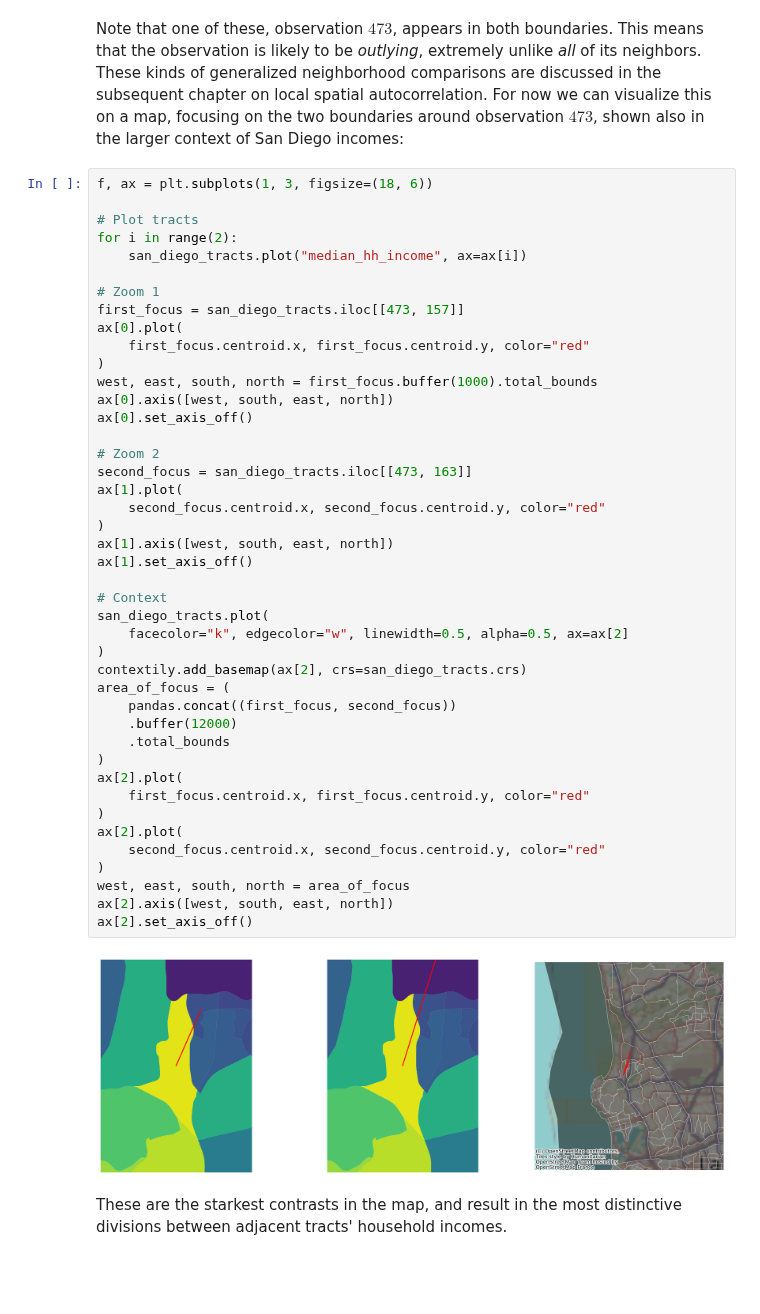
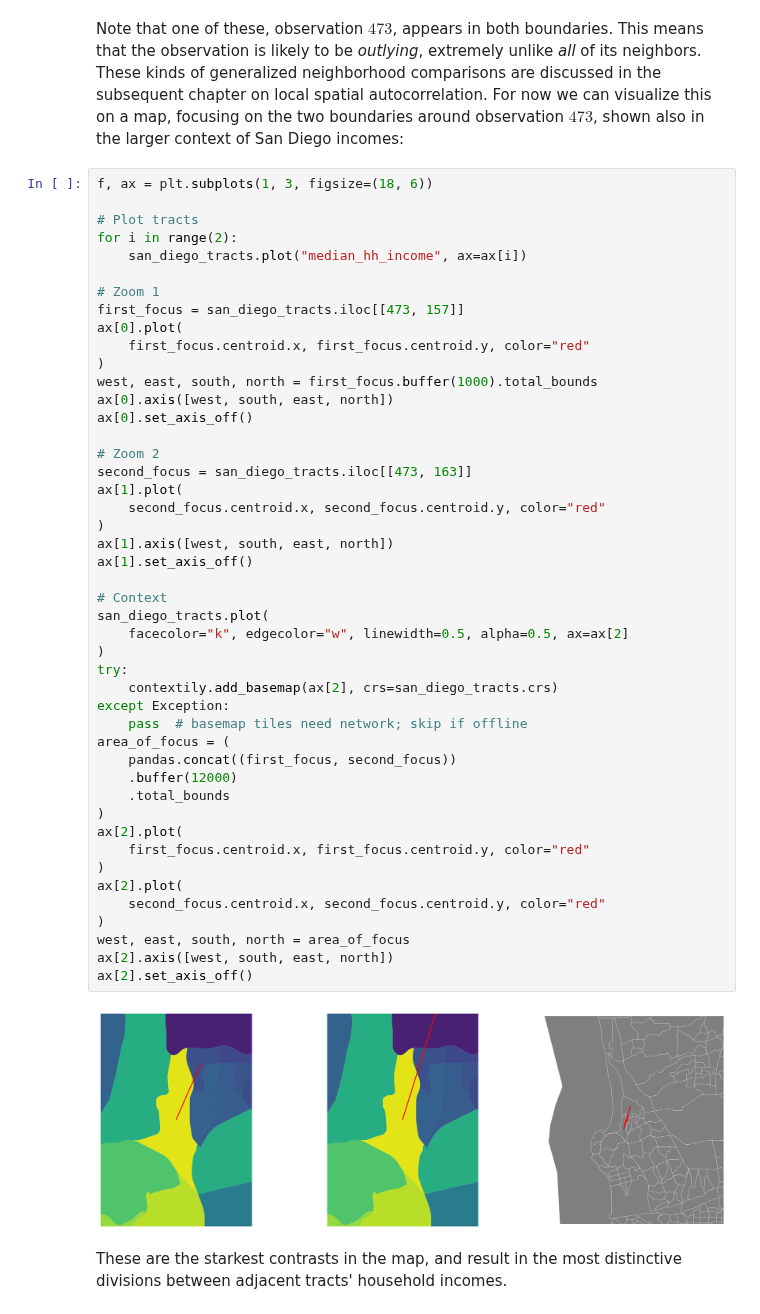
Before and after one commit to rschifan/spatial-unito-26, a Jupyter notebook: notebooks/01_spatial_weights.ipynb, the cells around one changed output. Cells and saved outputs as stored; diff of their text form; blank space fills up the shorter version.

```diff
--- a/notebooks/01_spatial_weights.ipynb
+++ b/notebooks/01_spatial_weights.ipynb
@@ -1226,35 +1226,38 @@ west, east, south, north = first_focus.buffer(1000).total_bounds
 ax[0].axis([west, south, east, north])
 ax[0].set_axis_off()
 
 # Zoom 2
 second_focus = san_diego_tracts.iloc[[473, 163]]
 ax[1].plot(
     second_focus.centroid.x, second_focus.centroid.y, color="red"
 )
 ax[1].axis([west, south, east, north])
 ax[1].set_axis_off()
 
 # Context
 san_diego_tracts.plot(
     facecolor="k", edgecolor="w", linewidth=0.5, alpha=0.5, ax=ax[2]
 )
-contextily.add_basemap(ax[2], crs=san_diego_tracts.crs)
+try:
+    contextily.add_basemap(ax[2], crs=san_diego_tracts.crs)
+except Exception:
+    pass  # basemap tiles need network; skip if offline
 area_of_focus = (
     pandas.concat((first_focus, second_focus))
     .buffer(12000)
     .total_bounds
 )
 ax[2].plot(
     first_focus.centroid.x, first_focus.centroid.y, color="red"
 )
 ax[2].plot(
     second_focus.centroid.x, second_focus.centroid.y, color="red"
 )
 west, east, south, north = area_of_focus
 ax[2].axis([west, south, east, north])
 ax[2].set_axis_off()
 # %% [output]
-[figure, old version]
+[figure, new version]
 # %% [markdown]
 These are the starkest contrasts in the map, and result in the most distinctive divisions between adjacent tracts' household incomes.
 # %% [markdown]
```
Also changed, not shown: 1 other file.
